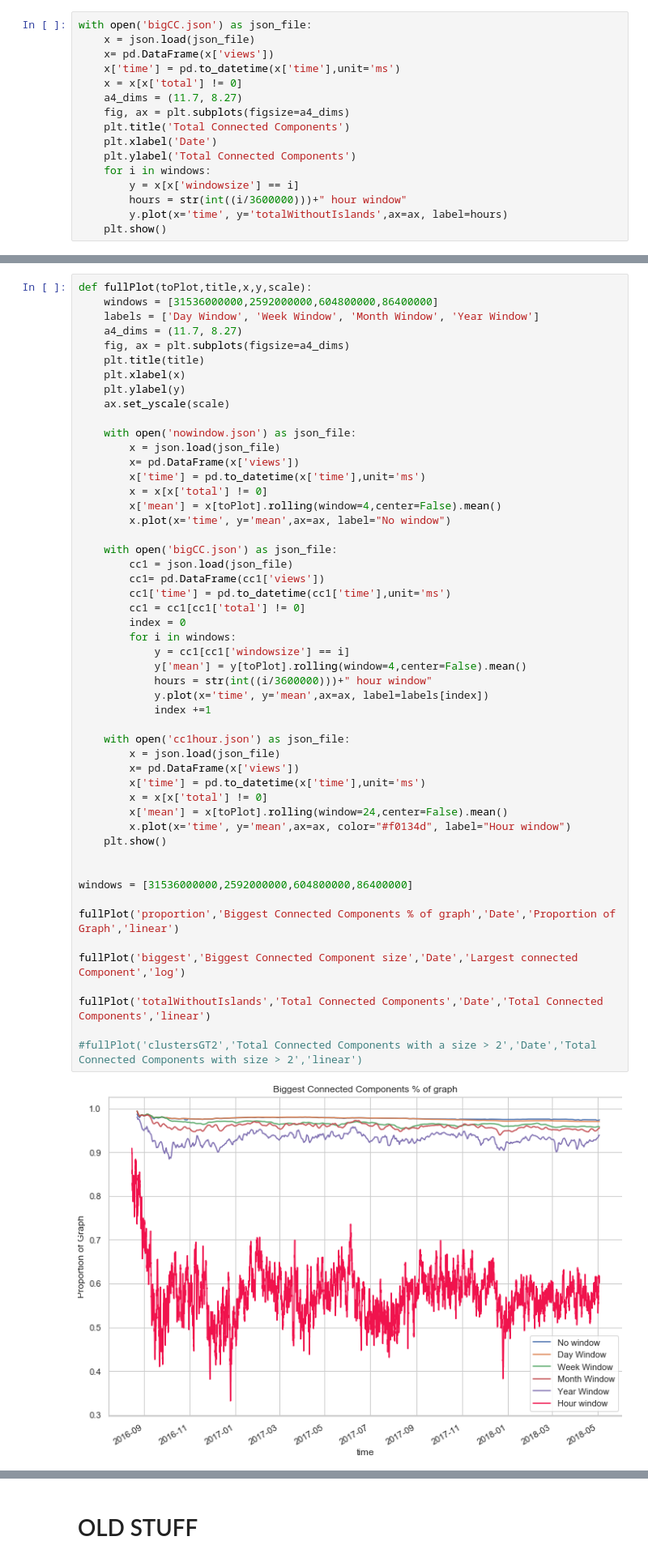
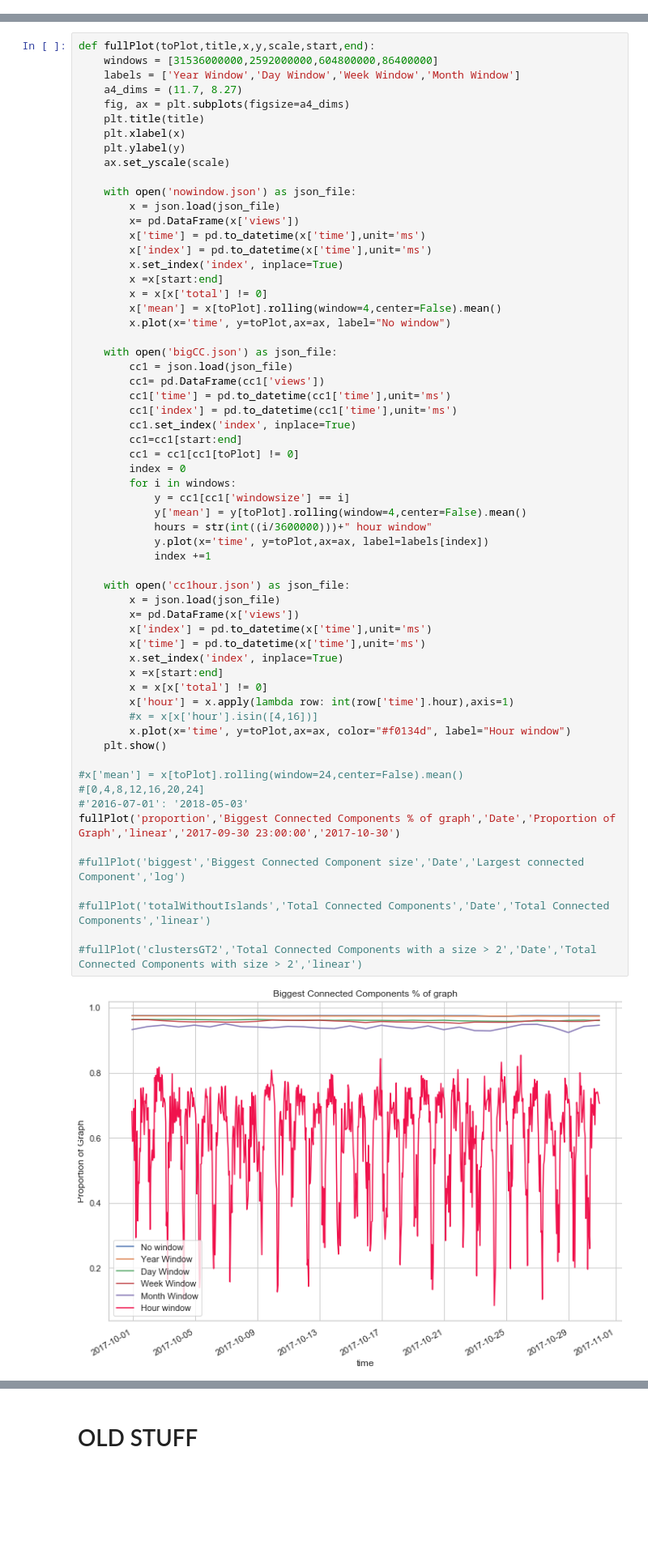
Before and after one commit to miratepuffin/Raphtory-Deployment, a Jupyter notebook: JupyterPlotting/Gab Plots.ipynb, the cells around one changed output, grey strips where cells are left out. Shown at 81% size. Saved outputs shown, nothing was run; the diff lists cells and outputs as text; blank space fills up the shorter version.

Commit message:
Added start and end args

```diff
--- a/JupyterPlotting/Gab Plots.ipynb
+++ b/JupyterPlotting/Gab Plots.ipynb
@@ -31,16 +27,0 @@ warnings.filterwarnings('ignore')
-# %%
-with open('bigCC.json') as json_file:
-    x = json.load(json_file)
-    x= pd.DataFrame(x['views'])
-    x['time'] = pd.to_datetime(x['time'],unit='ms')
-    x = x[x['total'] != 0]
-    a4_dims = (11.7, 8.27)
-    fig, ax = plt.subplots(figsize=a4_dims)
-    plt.title('Total Connected Components')
-    plt.xlabel('Date')
-    plt.ylabel('Total Connected Components')
-    for i in windows:
-        y = x[x['windowsize'] == i]
-        hours = str(int((i/3600000)))+" hour window"
-        y.plot(x='time', y='totalWithoutIslands',ax=ax, label=hours)
-    plt.show()
@@ -49,7 +28,7 @@ with open('bigCC.json') as json_file:
 # %%
-def fullPlot(toPlot,title,x,y,scale):
+def fullPlot(toPlot,title,x,y,scale,start,end):
     windows = [31536000000,2592000000,604800000,86400000]
-    labels = ['Day Window', 'Week Window', 'Month Window', 'Year Window']
+    labels = ['Year Window','Day Window','Week Window','Month Window']
     a4_dims = (11.7, 8.27)
     fig, ax = plt.subplots(figsize=a4_dims)
     plt.title(title)
@@ -60,42 +39,52 @@ def fullPlot(toPlot,title,x,y,scale):
     with open('nowindow.json') as json_file:
         x = json.load(json_file)
         x= pd.DataFrame(x['views'])
         x['time'] = pd.to_datetime(x['time'],unit='ms')
+        x['index'] = pd.to_datetime(x['time'],unit='ms')
+        x.set_index('index', inplace=True)
+        x =x[start:end]
         x = x[x['total'] != 0]
         x['mean'] = x[toPlot].rolling(window=4,center=False).mean()
-        x.plot(x='time', y='mean',ax=ax, label="No window")
+        x.plot(x='time', y=toPlot,ax=ax, label="No window")
 
     with open('bigCC.json') as json_file:
         cc1 = json.load(json_file)
         cc1= pd.DataFrame(cc1['views'])
         cc1['time'] = pd.to_datetime(cc1['time'],unit='ms')
-        cc1 = cc1[cc1['total'] != 0]
+        cc1['index'] = pd.to_datetime(cc1['time'],unit='ms')
+        cc1.set_index('index', inplace=True)
+        cc1=cc1[start:end]
+        cc1 = cc1[cc1[toPlot] != 0]
         index = 0
         for i in windows:
             y = cc1[cc1['windowsize'] == i]
             y['mean'] = y[toPlot].rolling(window=4,center=False).mean()
             hours = str(int((i/3600000)))+" hour window"
-            y.plot(x='time', y='mean',ax=ax, label=labels[index])
+            y.plot(x='time', y=toPlot,ax=ax, label=labels[index])
             index +=1
 
     with open('cc1hour.json') as json_file:
         x = json.load(json_file)
         x= pd.DataFrame(x['views'])
+        x['index'] = pd.to_datetime(x['time'],unit='ms')
         x['time'] = pd.to_datetime(x['time'],unit='ms')
+        x.set_index('index', inplace=True)
+        x =x[start:end]
         x = x[x['total'] != 0]
-        x['mean'] = x[toPlot].rolling(window=24,center=False).mean()
-        x.plot(x='time', y='mean',ax=ax, color="#f0134d", label="Hour window")
+        x['hour'] = x.apply(lambda row: int(row['time'].hour),axis=1)
+        #x = x[x['hour'].isin([4,16])]
+        x.plot(x='time', y=toPlot,ax=ax, color="#f0134d", label="Hour window")
     plt.show()
 
+#x['mean'] = x[toPlot].rolling(window=24,center=False).mean()
+#[0,4,8,12,16,20,24]
+#'2016-07-01': '2018-05-03'
+fullPlot('proportion','Biggest Connected Components % of graph','Date','Proportion of Graph','linear','2017-09-30 23:00:00','2017-10-30')
 
-windows = [31536000000,2592000000,604800000,86400000]
+#fullPlot('biggest','Biggest Connected Component size','Date','Largest connected Component','log')
 
-fullPlot('proportion','Biggest Connected Components % of graph','Date','Proportion of Graph','linear')
-
-fullPlot('biggest','Biggest Connected Component size','Date','Largest connected Component','log')
-
-fullPlot('totalWithoutIslands','Total Connected Components','Date','Total Connected Components','linear')
+#fullPlot('totalWithoutIslands','Total Connected Components','Date','Total Connected Components','linear')
 
 #fullPlot('clustersGT2','Total Connected Components with a size > 2','Date','Total Connected Components with size > 2','linear')
 # %% [output]
-[figure, old version]
+[figure, new version]
```
Also changed, not shown: parts of 3 cells of this notebook.
